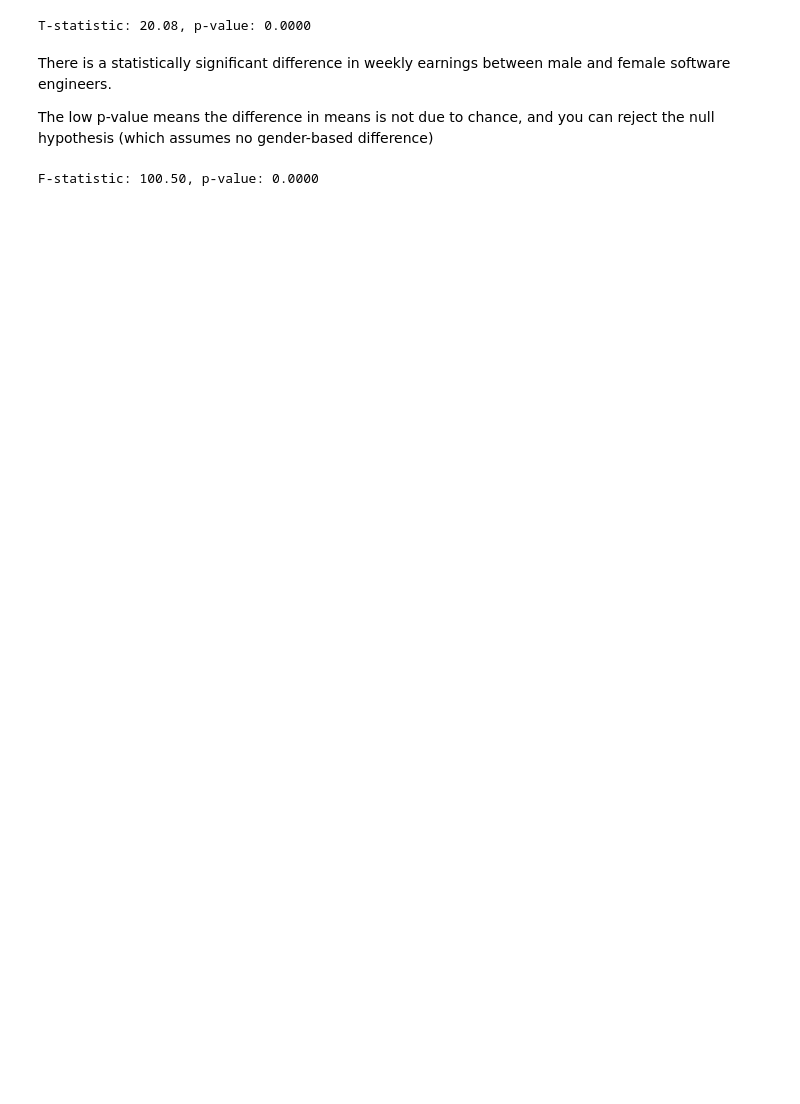
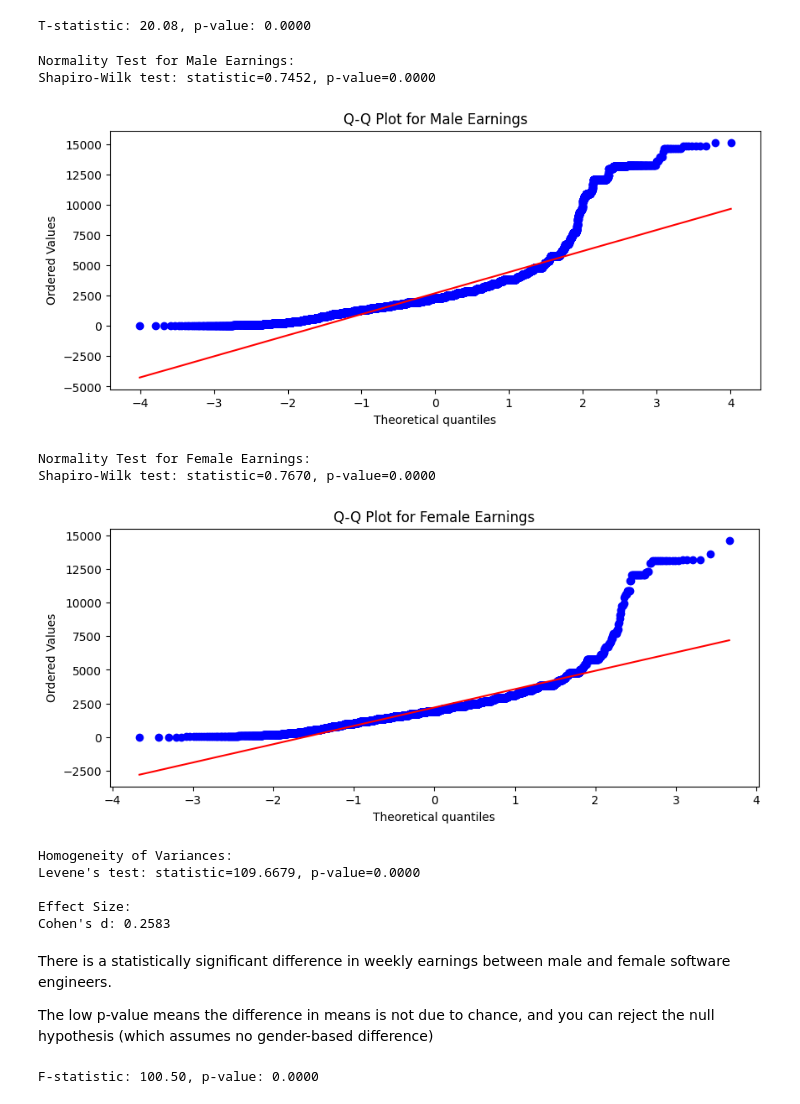
Before and after one commit to MIT-Emerging-Talent/ET6-CDSP-group-11-repo, a Jupyter notebook: 4_data_analysis/software_engineering_dataset_analysis.ipynb, the cells around one changed output. Saved outputs shown, nothing was run; the diff lists cells and outputs as text; code cells hidden in the pictures; blank space fills up the shorter version.

Commit message:
fixed error

```diff
--- a/4_data_analysis/software_engineering_dataset_analysis.ipynb
+++ b/4_data_analysis/software_engineering_dataset_analysis.ipynb
@@ -113,37 +122,77 @@ T-statistic: 20.08, p-value: 0.0000
 # %%
 # Test assumptions for t-test
 from scipy import stats
 import numpy as np
 import matplotlib.pyplot as plt
 import seaborn as sns
 
 def check_normality(data, group_name):
+    # Convert to numeric and handle any missing values
+    data = pd.to_numeric(data, errors='coerce').dropna()
+
     # Shapiro-Wilk test
     stat, p_val = stats.shapiro(data)
     print(f"\nNormality Test for {group_name}:")
     print(f"Shapiro-Wilk test: statistic={stat:.4f}, p-value={p_val:.4f}")
 
     # Q-Q plot
     plt.figure(figsize=(10, 4))
     stats.probplot(data, dist="norm", plot=plt)
     plt.title(f"Q-Q Plot for {group_name}")
     plt.show()
 
+# Ensure numeric data and handle missing values
+male = pd.to_numeric(male, errors='coerce').dropna()
+female = pd.to_numeric(female, errors='coerce').dropna()
+
 # Check normality for both groups
 check_normality(male, "Male Earnings")
 check_normality(female, "Female Earnings")
 
 # Levene's test for homogeneity of variances
 levene_stat, levene_p = stats.levene(male, female)
 print("\nHomogeneity of Variances:")
 print(f"Levene's test: statistic={levene_stat:.4f}, p-value={levene_p:.4f}")
 
 # Calculate effect size (Cohen's d)
-d = (male.mean() - female.mean()) / np.sqrt(((len(male) - 1) * male.var() +
-                                           (len(female) - 1) * female.var()) /
-                                          (len(male) + len(female) - 2))
+def cohens_d(x1, x2):
+    # Convert to numpy arrays and ensure float type
+    x1 = np.array(x1, dtype=float)
+    x2 = np.array(x2, dtype=float)
+
+    # Calculate means
+    mean1 = np.mean(x1)
+    mean2 = np.mean(x2)
+
+    # Calculate pooled standard deviation
+    n1 = len(x1)
+    n2 = len(x2)
+    var1 = np.var(x1, ddof=1)  # ddof=1 for sample variance
+    var2 = np.var(x2, ddof=1)
+
+    pooled_var = ((n1 - 1) * var1 + (n2 - 1) * var2) / (n1 + n2 - 2)
+    pooled_std = np.sqrt(pooled_var)
+
+    # Calculate Cohen's d
+    d = (mean1 - mean2) / pooled_std
+    return d
+
+# Calculate and print Cohen's d
+effect_size = cohens_d(male, female)
 print(f"\nEffect Size:")
-print(f"Cohen's d: {d:.4f}")
+print(f"Cohen's d: {effect_size:.4f}")
+# %% [output]
+Normality Test for Male Earnings:
+Shapiro-Wilk test: statistic=0.7452, p-value=0.0000
+[figure, added]
+Normality Test for Female Earnings:
+Shapiro-Wilk test: statistic=0.7670, p-value=0.0000
+[figure, added]
+Homogeneity of Variances:
+Levene's test: statistic=109.6679, p-value=0.0000
+
+Effect Size:
+Cohen's d: 0.2583
 # %% [markdown]
 There is a statistically significant difference in weekly earnings between male and female software engineers.
 
```
Also changed, not shown: parts of 3 cells of this notebook, 2 other files.
